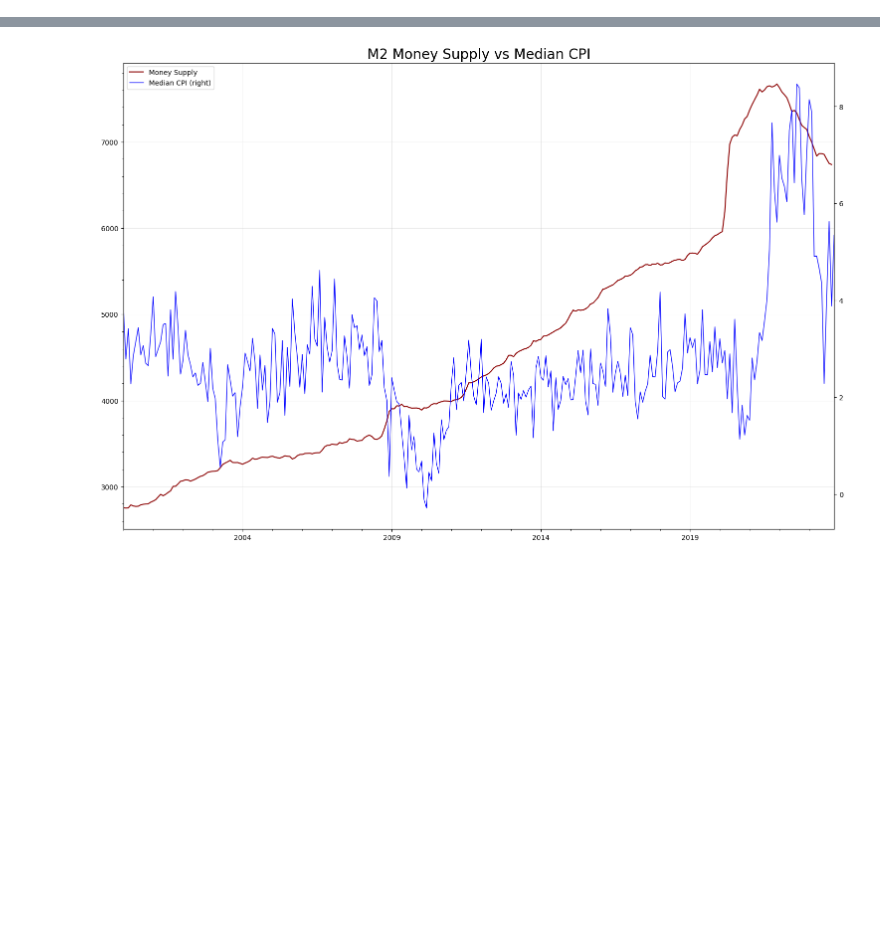
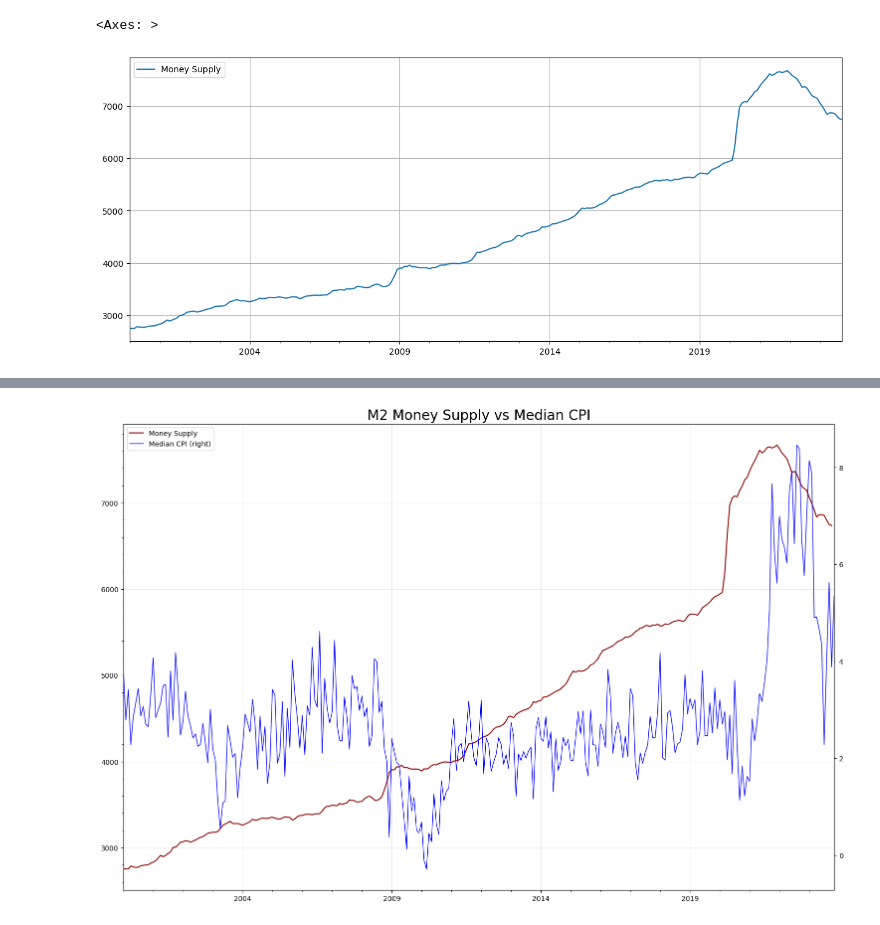
Before and after one commit to Dan-Mihaylov/Economic-Data-Analysis, a Jupyter notebook: m2_money_supply_median_cpi_analysis.ipynb, the cells around one changed output, grey strips where cells are left out. Cells and saved outputs as stored; diff of their text form; code cells hidden in the pictures; blank space fills up the shorter version.

```diff
--- a/m2_money_supply_median_cpi_analysis.ipynb
+++ b/m2_money_supply_median_cpi_analysis.ipynb
@@ -15,6 +35,7 @@ m2_df = fred.search(
 m2_df = m2_df.query('title == "Real M2 Money Stock"')
 m2_df = fred.get_series(series_id=m2_df.index[0]).to_frame(name='Money Supply')
 m2_df_2000_2023 = m2_df.loc['2000-01-01': '2023-11-01']
-line_chart = px.line(m2_df_2000_2023)
-line_chart.show()
+# line_chart = px.line(m2_df_2000_2023)
+# line_chart.show()
+m2_df_2000_2023.plot(kind='line', figsize=(15, 6), grid=True)
 # %% [output]
@@ -21,0 +42,2 @@ line_chart.show()
+<Axes: >
+[figure, added]
```
Also changed, not shown: parts of 5 cells of this notebook.
